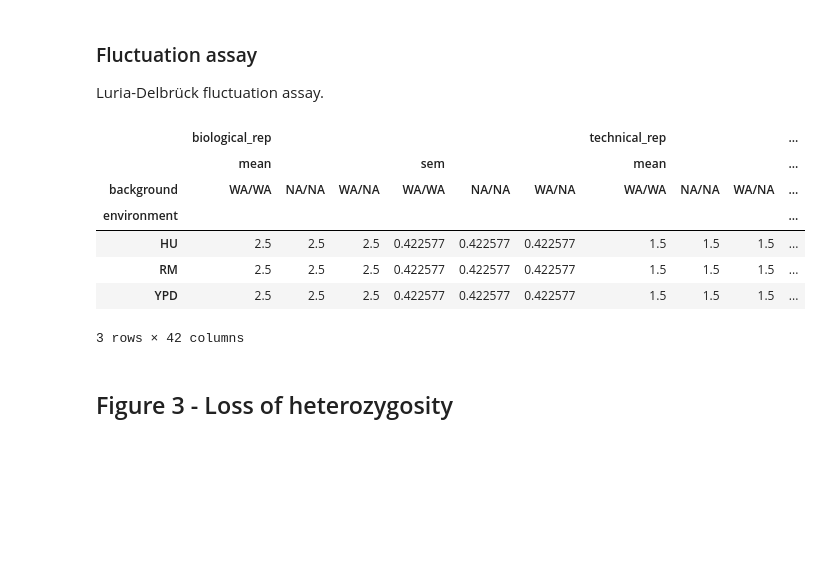
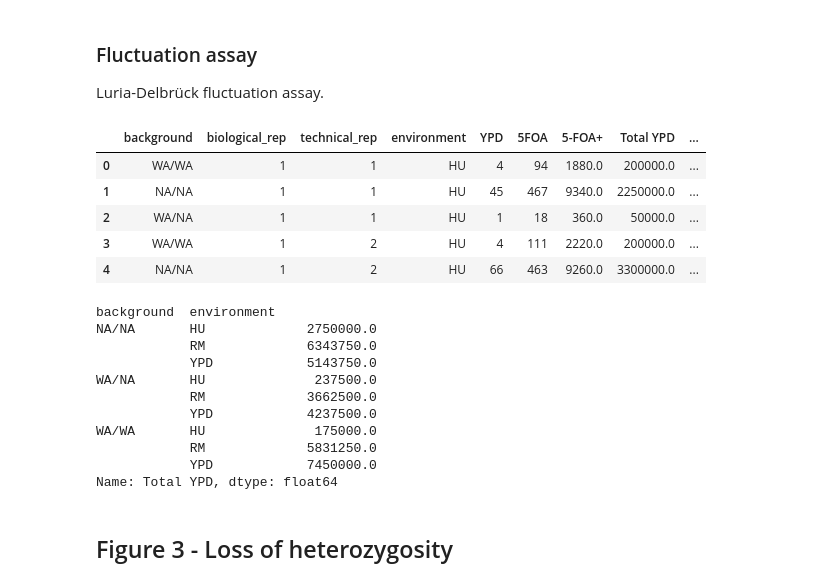
Before and after one commit to ivazquez/clonal-heterogeneity, a Jupyter notebook: src/figure3.ipynb, the cells around one changed output. Drawn from its saved outputs; the diff is of its cells as text; code cells hidden in the pictures; blank space fills up the shorter version.

```diff
--- a/src/figure3.ipynb
+++ b/src/figure3.ipynb
@@ -144,30 +147,42 @@ Luria-Delbrück fluctuation assay.
 # %%
 # read csv file containing the competition assay data
 loh_fluctuation_df = pd.read_csv(dir_data+'fluctuation/fluctuation_assay.csv')
 
 # dilution factors
 loh_fluctuation_df['5-FOA+'] = loh_fluctuation_df['5FOA']*200/10
 loh_fluctuation_df['Total YPD'] = loh_fluctuation_df['YPD']*1000000*2/40
 
 # rate
 loh_fluctuation_df['LOH rate'] = loh_fluctuation_df['5-FOA+']/loh_fluctuation_df['Total YPD']
 
-loh_fluctuation_df = loh_fluctuation_df.groupby(['background','environment']).agg([np.mean, stats.sem])
+# loh_fluctuation_df = loh_fluctuation_df.groupby(['background','environment']).agg([np.mean, stats.sem])
 
-# order columns
-loh_fluctuation_df = loh_fluctuation_df.ix[['WA/WA','NA/NA','WA/NA']]
-loh_fluctuation_df = loh_fluctuation_df.unstack('background')
+# # order columns
+# loh_fluctuation_df = loh_fluctuation_df.ix[['WA/WA','NA/NA','WA/NA']]
+# loh_fluctuation_df = loh_fluctuation_df.unstack('background')
 
 loh_fluctuation_df.head()
 # %% [output]
-|  | biological_rep |  |  |  |  |  | technical_rep |  |  | ... |
-|  | mean |  |  | sem |  |  | mean |  |  | ... |
-| background | WA/WA | NA/NA | WA/NA | WA/WA | NA/NA | WA/NA | WA/WA | NA/NA | WA/NA | ... |
-| environment |  |  |  |  |  |  |  |  |  | ... |
-| HU | 2.5 | 2.5 | 2.5 | 0.422577 | 0.422577 | 0.422577 | 1.5 | 1.5 | 1.5 | ... |
-| RM | 2.5 | 2.5 | 2.5 | 0.422577 | 0.422577 | 0.422577 | 1.5 | 1.5 | 1.5 | ... |
-| YPD | 2.5 | 2.5 | 2.5 | 0.422577 | 0.422577 | 0.422577 | 1.5 | 1.5 | 1.5 | ... |
+|  | background | biological_rep | technical_rep | environment | YPD | 5FOA | 5-FOA+ | Total YPD | ... |
+| 0 | WA/WA | 1 | 1 | HU | 4 | 94 | 1880.0 | 200000.0 | ... |
+| 1 | NA/NA | 1 | 1 | HU | 45 | 467 | 9340.0 | 2250000.0 | ... |
+| 2 | WA/NA | 1 | 1 | HU | 1 | 18 | 360.0 | 50000.0 | ... |
+| 3 | WA/WA | 1 | 2 | HU | 4 | 111 | 2220.0 | 200000.0 | ... |
+| 4 | NA/NA | 1 | 2 | HU | 66 | 463 | 9260.0 | 3300000.0 | ... |
-3 rows × 42 columns
+# %%
+loh_fluctuation_df.groupby(['background','environment'])['Total YPD'].mean()
+# %% [output]
+background  environment
+NA/NA       HU             2750000.0
+            RM             6343750.0
+            YPD            5143750.0
+WA/NA       HU              237500.0
+            RM             3662500.0
+            YPD            4237500.0
+WA/WA       HU              175000.0
+            RM             5831250.0
+            YPD            7450000.0
+Name: Total YPD, dtype: float64
 # %% [markdown]
 ## Figure 3 - Loss of heterozygosity
 # %%
```
Also changed, not shown: parts of 4 cells of this notebook, 10 other files.
